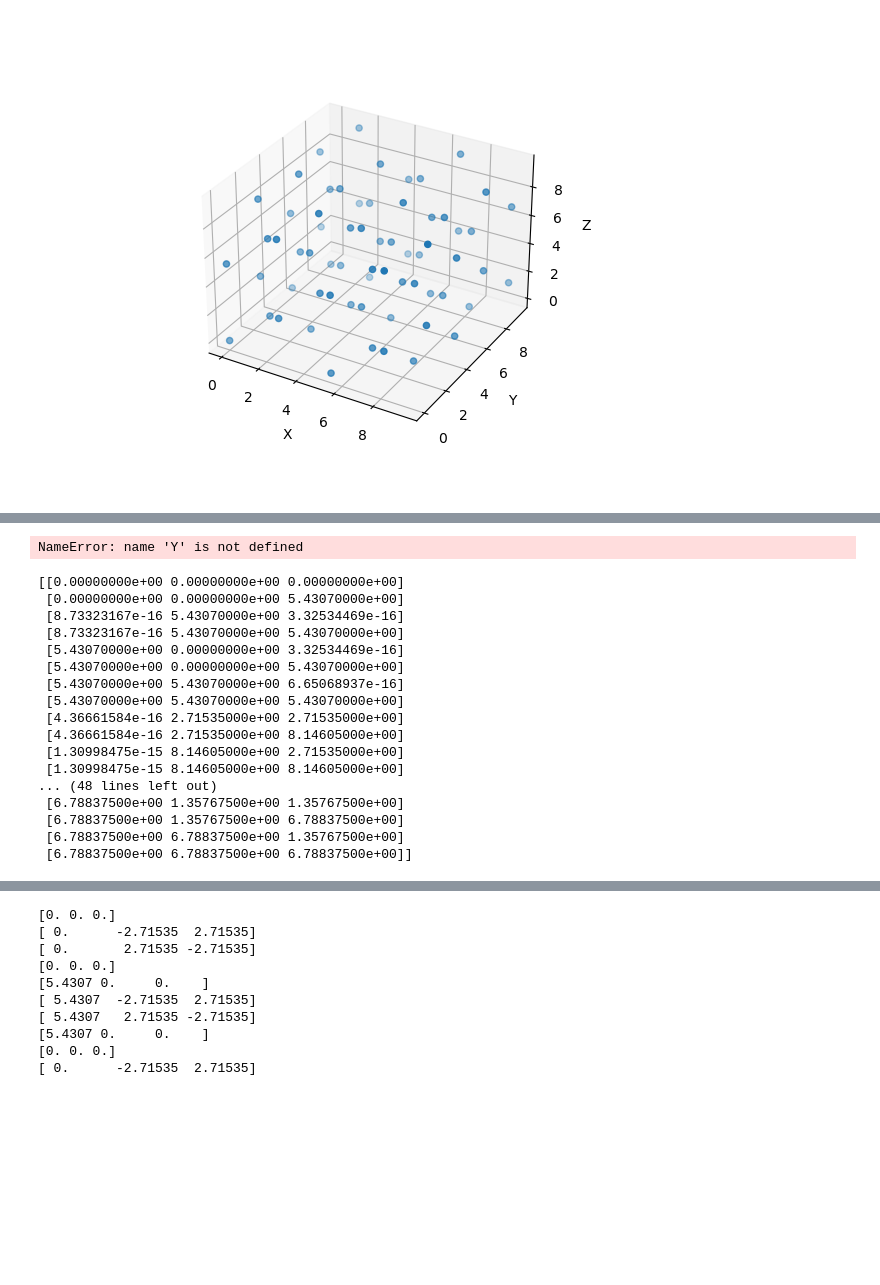
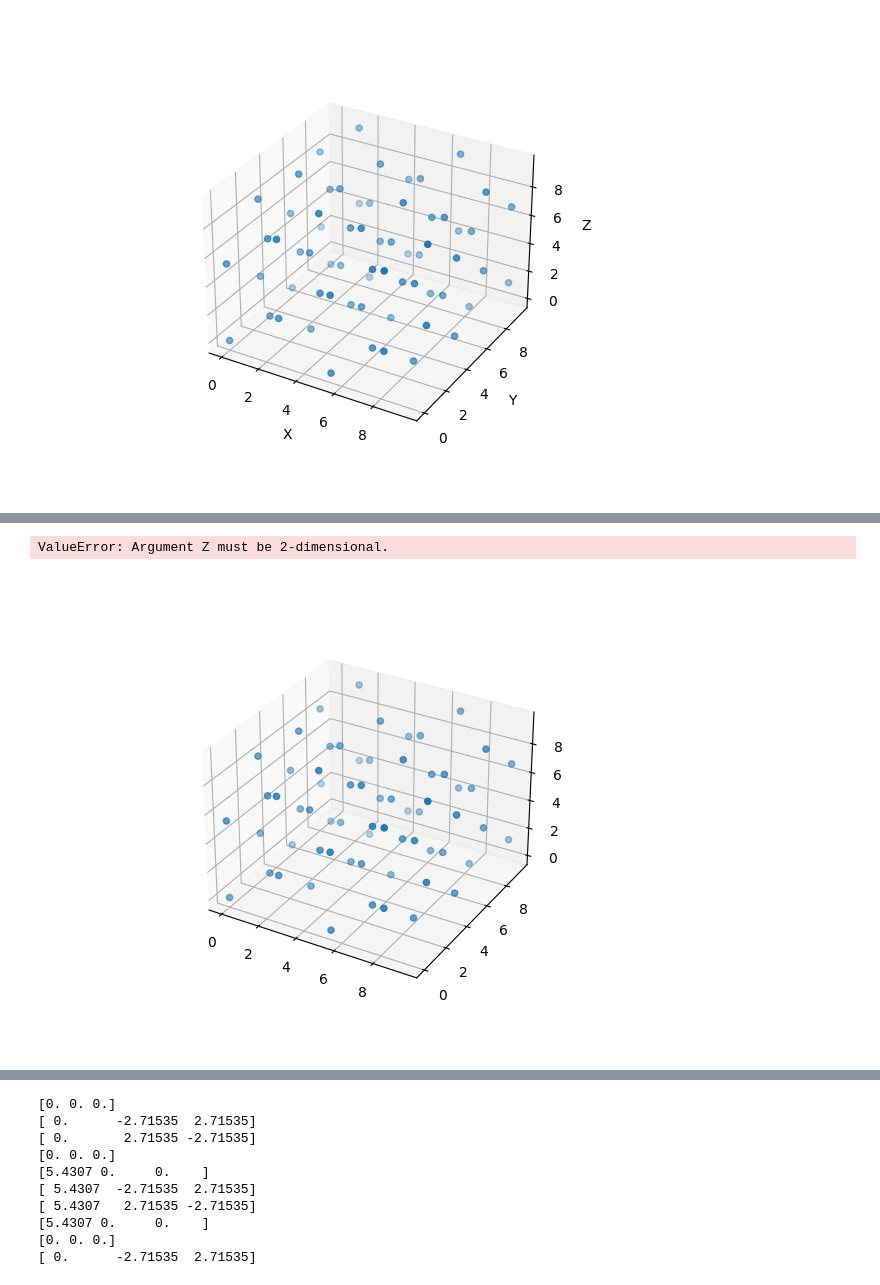
Before and after one commit to Ncanale/Channeling_Potential, a Jupyter notebook: ciftxt_reader.ipynb, the cells around one changed output, grey strips where cells are left out. Drawn from its saved outputs; the diff is of its cells as text; code cells hidden in the pictures; blank space fills up the shorter version.

```diff
--- a/ciftxt_reader.ipynb
+++ b/ciftxt_reader.ipynb
@@ -171,56 +168,38 @@ import matplotlib.pyplot as plt
 from mpl_toolkits.mplot3d import Axes3D
 
 # Caricamento della struttura cristallina del silicio
-path_cif = r"C:\Users\ricca\Downloads\AMS_DATA (1).cif"
+# path_cif = r"C:\Users\ricca\Downloads\AMS_DATA (1).cif"
+path_cif =r"/Users/ncanale/Documents/OREO/Channeling_Potential/AMS_DATA (1).cif"
 structure = Structure.from_file(path_cif)
 
 # Replicazione della cella unitaria per ottenere una cella superiore
 supercell = structure.make_supercell([2, 2, 2])
 
 # Estrazione delle posizioni degli atomi
 positions = structure.cart_coords
 
 ### piano
 x = positions[:,0].max()
 #x = positions[:,0].min()
 # Definiamo il vettore perpendicolare al piano e un punto del piano
 normal_vector = np.array([1, 1, 0])
 point_on_plane = np.array([x/2, x/2, x/2])
 
 # Calcoliamo il valore di D utilizzando la formula del piano
 D = -np.dot(normal_vector, point_on_plane)
 y = np.linspace(-5, 5, 100)
 z = np.linspace(-5, 5, 100)
 X = (-normal_vector[1]*Y - normal_vector[2]*Z - D)/(normal_vector[0])
 
 # Plot delle posizioni degli atomi nello spazio 3D
 fig = plt.figure()
 ax = fig.add_subplot(111, projection='3d')
 ax.scatter(positions[:,0], positions[:,1], positions[:,2])
 ax.plot_surface(X, Y, Z)
 ax.set_xlabel('X')
 ax.set_ylabel('Y')
 ax.set_zlabel('Z')
 plt.show()
 # %% [output]
-NameError: name 'Y' is not defined
+ValueError: Argument Z must be 2-dimensional.
+[figure, added]
-# %%
-print(positions)
-# %% [output]
-[[0.00000000e+00 0.00000000e+00 0.00000000e+00]
- [0.00000000e+00 0.00000000e+00 5.43070000e+00]
- [8.73323167e-16 5.43070000e+00 3.32534469e-16]
- [8.73323167e-16 5.43070000e+00 5.43070000e+00]
- [5.43070000e+00 0.00000000e+00 3.32534469e-16]
- [5.43070000e+00 0.00000000e+00 5.43070000e+00]
- [5.43070000e+00 5.43070000e+00 6.65068937e-16]
- [5.43070000e+00 5.43070000e+00 5.43070000e+00]
- [4.36661584e-16 2.71535000e+00 2.71535000e+00]
- [4.36661584e-16 2.71535000e+00 8.14605000e+00]
- [1.30998475e-15 8.14605000e+00 2.71535000e+00]
- [1.30998475e-15 8.14605000e+00 8.14605000e+00]
-... (48 lines left out)
- [6.78837500e+00 1.35767500e+00 1.35767500e+00]
- [6.78837500e+00 1.35767500e+00 6.78837500e+00]
- [6.78837500e+00 6.78837500e+00 1.35767500e+00]
- [6.78837500e+00 6.78837500e+00 6.78837500e+00]]
```
Also changed, not shown: parts of 7 cells of this notebook, 1 other file.
